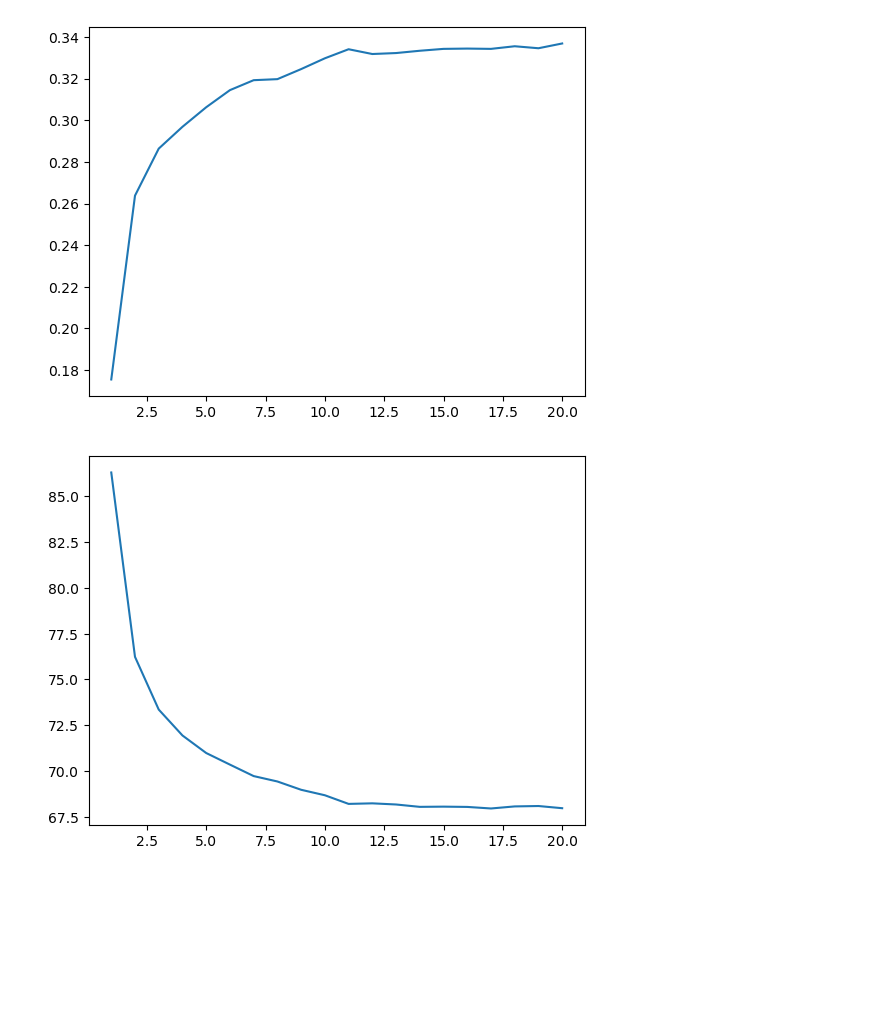
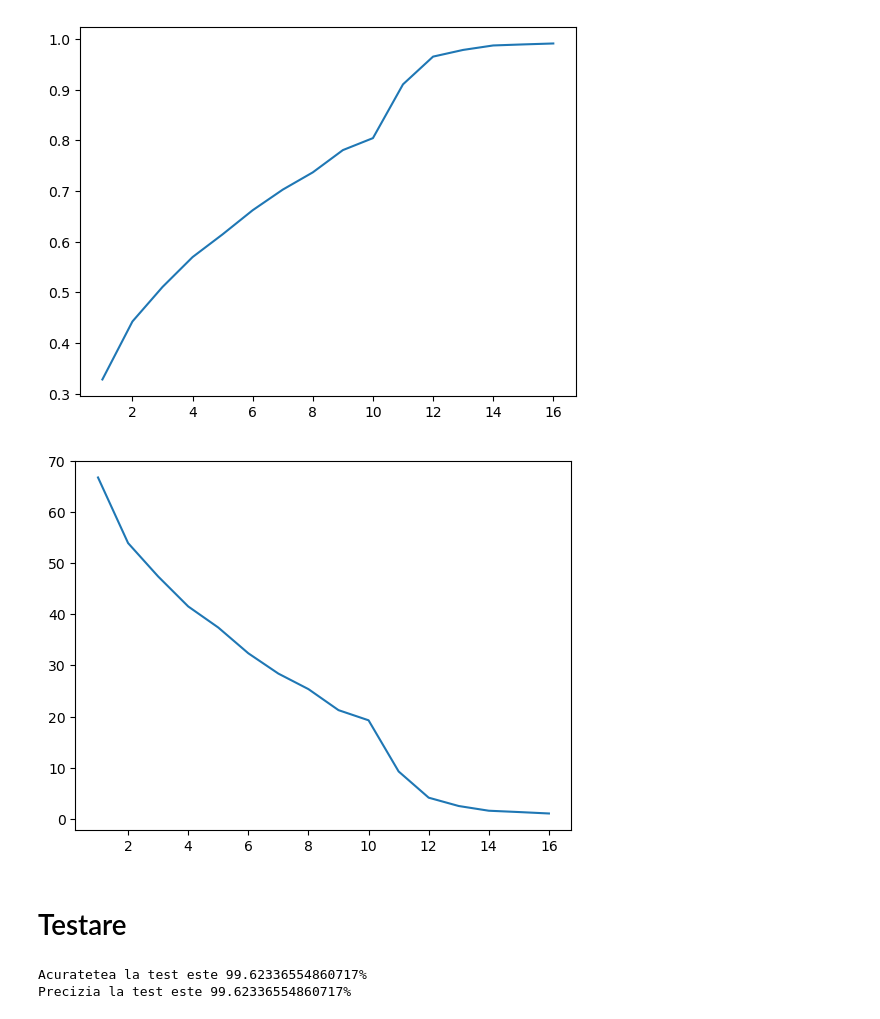
Before and after one commit to teodora-vaman/Painting-Retrieval, a Jupyter notebook: training.ipynb, the cells around one changed output. Cells and saved outputs as stored; diff of their text form; code cells hidden in the pictures; blank space fills up the shorter version.

```diff
--- a/training.ipynb
+++ b/training.ipynb
@@ -83,8 +83,8 @@ from torchvision import models, transforms
 
 # torch.nn.functional.conv2d(torch.zeros(s, s, s, s, device=dev), torch.zeros(s, s, s, s, device=dev))
 
-excel_train = "E:\Lucru\ANUL II MASTER\MLAV\ProiectDificil\Pandora_18k_Merged_Augmented\\training_paths_labels.xlsx"
-excel_test = "E:\Lucru\ANUL II MASTER\MLAV\ProiectDificil\Pandora_18k_Merged_Augmented\\testing_paths_labels.xlsx"
+excel_train = "E:\Lucru\ANUL II MASTER\MLAV\ProiectDificil\Pandora_18k_Merged\\training_paths_labels.xlsx"
+excel_test = "E:\Lucru\ANUL II MASTER\MLAV\ProiectDificil\Pandora_18k_Merged\\testing_paths_labels.xlsx"
 
 # mobile_net = models.alexnet(pretrained=True)
 mobile_net = torch.hub.load('pytorch/vision:v0.10.0', 'mobilenet_v2', pretrained=True)
@@ -97,15 +97,15 @@ torch.backends.cudnn.benchmark = True
 
 
 # Training Param
-for param in mobile_net.parameters():
-    param.requires_grad = False
+# for param in mobile_net.parameters():
+#     param.requires_grad = False
 
 mobile_net.classifier[1] = nn.Linear(in_features=1280, out_features=18, bias=True)
 # mobile_net.classifier[6] = nn.Linear(in_features=4096, out_features=18, bias=True)
 
 
 loss_function = nn.CrossEntropyLoss(reduction="sum")
-optim = torch.optim.AdamW(mobile_net.parameters(), lr=0.0001)
+optim = torch.optim.AdamW(mobile_net.parameters(), lr=0.001)
 scheduler = torch.optim.lr_scheduler.StepLR(optimizer = optim, step_size = 10, gamma=0.1)
 
 train_data_dataset = DatasetPandora(excel_train)
@@ -153,7 +153,7 @@ for epoca in range(nr_epoci):
     print("-- EPOCA {} ----  Acuratetea: {} - Loss: {}".format(epoca+1, epoch_acc * 100, epoch_loss))
     model_losses.append(epoch_loss)
     model_acc.append(epoch_acc)
-    torch.save(mobile_net.state_dict(), '.\\mobileNet_PandoraTrain3.pt')
+    torch.save(mobile_net.state_dict(), '.\\mobileNet_PandoraTrain4.pt')
 # %% [output]
 Using cache found in C:\Users\Teodora/.cache\torch\hub\pytorch_vision_v0.10.0
  --------  Start Epoca 1
@@ -177,23 +177,25 @@ KeyboardInterrupt:
 # %%
 def my_plot(epochs, loss):
     plt.plot(epochs, loss)
 
 new_model_acc = []
 for model_acc_index in model_acc:
     new_model_acc.append(model_acc_index.to(torch.device('cpu')))
 
 
 # new_model_loss = []
 # for model_loss in model_losses:
 #     # new_model_loss.append(model_loss.to(torch.device('cpu')))
 #     model_loss.to(torch.device('cpu'))
 # # my_plot(np.linspace(1, 20, 20).astype(int), model_acc.to(torch.device('cpu')))
 
 plt.figure()
-my_plot(np.linspace(1, 20, 20).astype(int), new_model_acc)
+my_plot(np.linspace(1, 16, 16).astype(int), new_model_acc)
 
 plt.figure()
-my_plot(np.linspace(1, 20, 20).astype(int), model_losses)
+my_plot(np.linspace(1, 16, 16).astype(int), model_losses)
 # %% [output]
-[figure, old version]
+[figure, new version]
-[figure, old version]
+[figure, new version]
+# %% [markdown]
+# Testare
@@ -199,0 +208,41 @@ my_plot(np.linspace(1, 20, 20).astype(int), model_losses)
+# %%
+# for param in mobile_net.parameters():
+#     param.requires_grad = False
+
+# mobile_net.classifier[1] = nn.Linear(in_features=1280, out_features=18, bias=True)
+
+# LOAD NET
+# mobile_net.load_state_dict(torch.load('mobileNet_PandoraTrain2.pt'))
+mobile_net.eval()
+mobile_net.cuda()
+
+predictii = []
+real_labels = []
+mobile_net.eval()
+
+for batch in test_loader:
+    batch_data, batch_targets = batch
+    real_labels = np.concatenate([real_labels, batch_targets])
+
+
+    batch_data = batch_data.to(torch.device('cuda'))
+    batch_targets = batch_targets.to(torch.device('cuda'))
+    batch_data.size()
+    # batch_data = batch['date']
+    # batch_labels = batch['etichete']
+
+
+    current_predict = mobile_net.forward(batch_data)
+    current_predict = current_predict.to(torch.device('cpu'))
+    current_predict = np.argmax(current_predict.detach().numpy(),axis=1)
+    predictii = np.concatenate((predictii,current_predict))
+
+
+acc = np.sum(predictii==real_labels)/len(predictii)
+
+precision = np.sum(predictii==real_labels) / ( np.sum(predictii!=real_labels) + np.sum(predictii==real_labels))
+print( 'Acuratetea la test este {}%'.format(acc*100) )
+print( 'Precizia la test este {}%'.format(precision*100) )
+# %% [output]
+Acuratetea la test este 99.62336554860717%
+Precizia la test este 99.62336554860717%
```
Also changed, not shown: parts of 6 cells of this notebook, 3 other files.
